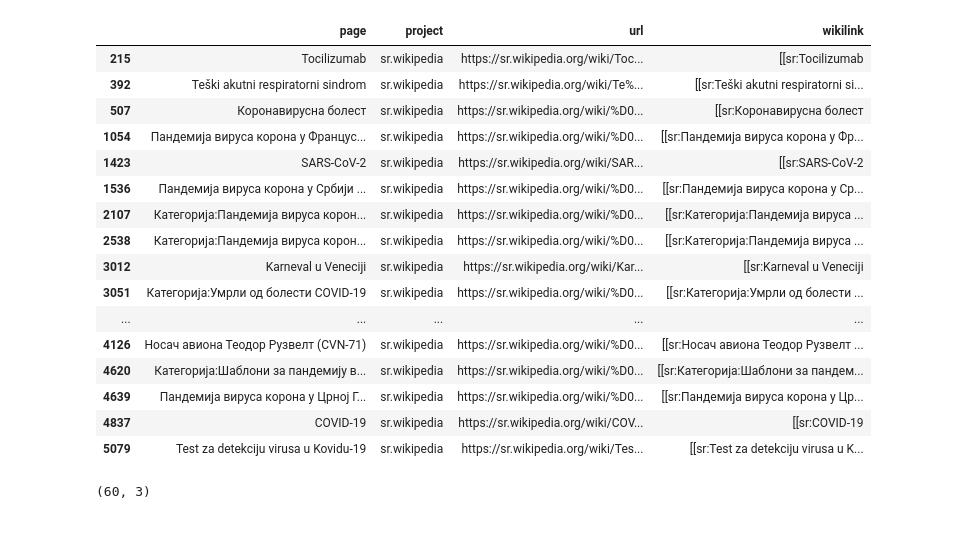
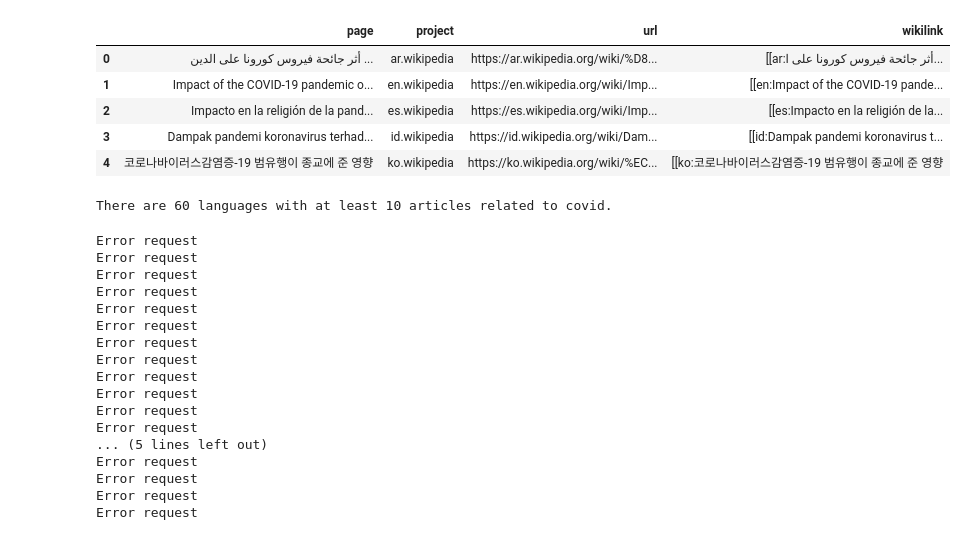
Before and after one commit to epfl-ada/ada-2022-project-thedatadiggers22, a Jupyter notebook: test_Robin2.ipynb, the cells around one changed output. Cells and saved outputs as stored; diff of their text form; code cells hidden in the pictures.

Commit message:
data pipeline

```diff
--- a/test_Robin2.ipynb
+++ b/test_Robin2.ipynb
@@ -19,30 +19,19 @@ DICT_COUNTRIES_OWN_LANG = {"Italy" : "it", "Russia": "ru", "China": "zh", "India
  "Malaysian": "ms", "Israel": "he", "Lithuania": "lt", "Serbia": "sr", "Slovakia": "sk", "Slovania": "sl", "Turkey": "tr", "Ukrain": "uk",
  "Vietnam": "vi"}
 # %%
-df_covid_articles = pd.read_csv("data/COVID_related_pages_project-1.csv")
+df_covid_articles = pd.read_csv("data/COVID_related_pages_project.csv")
 # %%
-df_covid_articles.loc[df_covid_articles.project == "sr.wikipedia"]
+df_covid_articles.head()#.loc[df_covid_articles.project == "sr.wikipedia"]
 # %% [output]
 |  | page | project | url | wikilink |
-| 215 | Tocilizumab | sr.wikipedia | https://sr.wikipedia.org/wiki/Toc... | [[sr:Tocilizumab |
-| 392 | Teški akutni respiratorni sindrom | sr.wikipedia | https://sr.wikipedia.org/wiki/Te%... | [[sr:Teški akutni respiratorni si... |
-| 507 | Коронавирусна болест | sr.wikipedia | https://sr.wikipedia.org/wiki/%D0... | [[sr:Коронавирусна болест |
-| 1054 | Пандемија вируса корона у Францус... | sr.wikipedia | https://sr.wikipedia.org/wiki/%D0... | [[sr:Пандемија вируса корона у Фр... |
-| 1423 | SARS-CoV-2 | sr.wikipedia | https://sr.wikipedia.org/wiki/SAR... | [[sr:SARS-CoV-2 |
-| 1536 | Пандемија вируса корона у Србији ... | sr.wikipedia | https://sr.wikipedia.org/wiki/%D0... | [[sr:Пандемија вируса корона у Ср... |
-| 2107 | Категорија:Пандемија вируса корон... | sr.wikipedia | https://sr.wikipedia.org/wiki/%D0... | [[sr:Категорија:Пандемија вируса ... |
-| 2538 | Категорија:Пандемија вируса корон... | sr.wikipedia | https://sr.wikipedia.org/wiki/%D0... | [[sr:Категорија:Пандемија вируса ... |
-| 3012 | Karneval u Veneciji | sr.wikipedia | https://sr.wikipedia.org/wiki/Kar... | [[sr:Karneval u Veneciji |
-| 3051 | Категорија:Умрли од болести COVID-19 | sr.wikipedia | https://sr.wikipedia.org/wiki/%D0... | [[sr:Категорија:Умрли од болести ... |
-| ... | ... | ... | ... | ... |
-| 4126 | Носач авиона Теодор Рузвелт (CVN-71) | sr.wikipedia | https://sr.wikipedia.org/wiki/%D0... | [[sr:Носач авиона Теодор Рузвелт ... |
-| 4620 | Категорија:Шаблони за пандемију в... | sr.wikipedia | https://sr.wikipedia.org/wiki/%D0... | [[sr:Категорија:Шаблони за пандем... |
-| 4639 | Пандемија вируса корона у Црној Г... | sr.wikipedia | https://sr.wikipedia.org/wiki/%D0... | [[sr:Пандемија вируса корона у Цр... |
-| 4837 | COVID-19 | sr.wikipedia | https://sr.wikipedia.org/wiki/COV... | [[sr:COVID-19 |
-| 5079 | Test za detekciju virusa u Kovidu-19 | sr.wikipedia | https://sr.wikipedia.org/wiki/Tes... | [[sr:Test za detekciju virusa u K... |
+| 0 | أثر جائحة فيروس كورونا على الدين ... | ar.wikipedia | https://ar.wikipedia.org/wiki/%D8... | [[ar:أثر جائحة فيروس كورونا على ا... |
+| 1 | Impact of the COVID-19 pandemic o... | en.wikipedia | https://en.wikipedia.org/wiki/Imp... | [[en:Impact of the COVID-19 pande... |
+| 2 | Impacto en la religión de la pand... | es.wikipedia | https://es.wikipedia.org/wiki/Imp... | [[es:Impacto en la religión de la... |
+| 3 | Dampak pandemi koronavirus terhad... | id.wikipedia | https://id.wikipedia.org/wiki/Dam... | [[id:Dampak pandemi koronavirus t... |
+| 4 | 코로나바이러스감염증-19 범유행이 종교에 준 영향 | ko.wikipedia | https://ko.wikipedia.org/wiki/%EC... | [[ko:코로나바이러스감염증-19 범유행이 종교에 준 영향 |
-# %%
-df2 = df_covid_articles.groupby(['project']).aggregate('count')
-df2 = df2.loc[df2.page > 10]
-df2.shape
-# %% [output]
-(60, 3)
+# %%
+df_mainLang = df_covid_articles.groupby(['project']).aggregate('count')
+df_mainLang = df_mainLang.loc[df_mainLang.page > 10]
+print("There are {} languages with at least 10 articles related to covid.".format(str(df_mainLang.shape[0])))
+# %% [output]
+There are 60 languages with at least 10 articles related to covid.
@@ -48,0 +83,29 @@ df2.shape
+# %%
+#dict = {"Italy" : "it", "Russia": "ru"}
+df_covid_agg = pd.DataFrame()
+df_tmp  = pd.DataFrame()
+for value in DICT_COUNTRIES_OWN_LANG:
+    try:
+        df_tmp = wiki_to_df_extract(DICT_COUNTRIES_OWN_LANG[value], '20200101', '20210101').rename({'views': value}, axis='columns')
+        df_covid_agg = pd.concat([df_covid_agg, df_tmp], axis= 1)
+    except:
+        print(value)
+print(df_covid_agg)
+# %% [output]
+Error request
+Error request
+Error request
+Error request
+Error request
+Error request
+Error request
+Error request
+Error request
+Error request
+Error request
+Error request
+... (5 lines left out)
+Error request
+Error request
+Error request
+Error request
```
Also changed, not shown: parts of 12 cells of this notebook, 4 other files.
